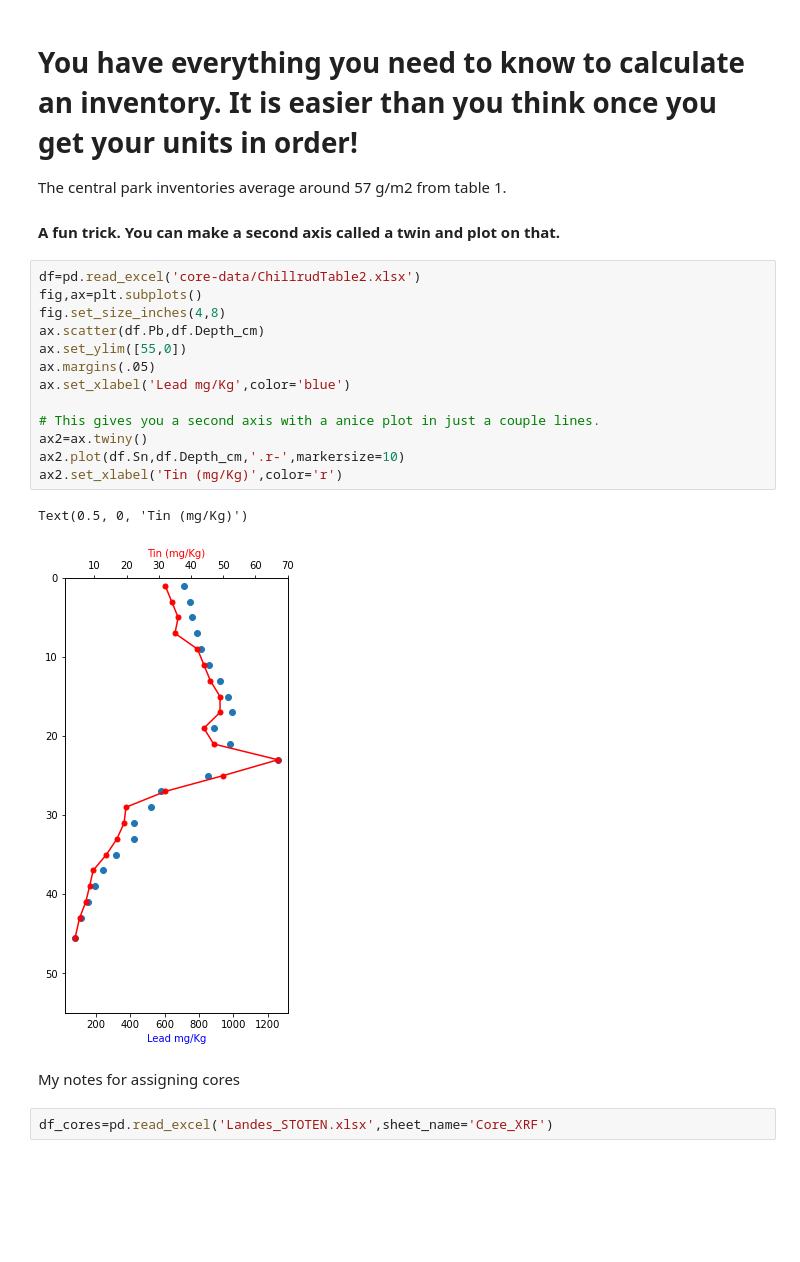
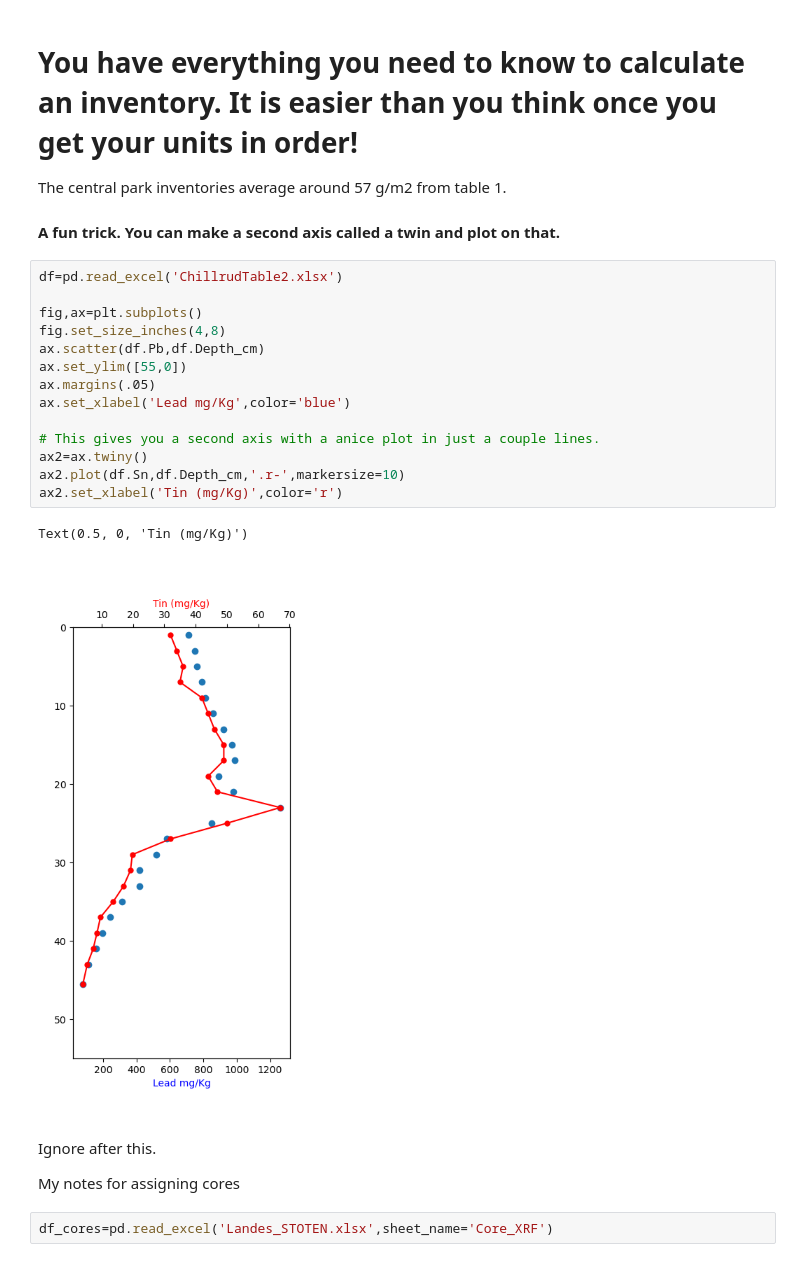
Before and after one commit to bmaillou/BigDataPython, a Jupyter notebook: core-data/plotcoredata_Landes_answer-Brooklyn-Inventory.ipynb, the cells around one changed output. Drawn from its saved outputs; the diff is of its cells as text; blank space fills up the shorter version.

```diff
--- a/core-data/plotcoredata_Landes_answer-Brooklyn-Inventory.ipynb
+++ b/core-data/plotcoredata_Landes_answer-Brooklyn-Inventory.ipynb
@@ -110,22 +142,25 @@ The central park inventories average around 57 g/m2 from table 1.
 
 #### A fun trick.  You can make a second axis called a twin and plot on that.
 # %%
-df=pd.read_excel('core-data/ChillrudTable2.xlsx')
+df=pd.read_excel('ChillrudTable2.xlsx')
+
 fig,ax=plt.subplots()
 fig.set_size_inches(4,8)
 ax.scatter(df.Pb,df.Depth_cm)
 ax.set_ylim([55,0])
 ax.margins(.05)
 ax.set_xlabel('Lead mg/Kg',color='blue')
 
 # This gives you a second axis with a anice plot in just a couple lines.
 ax2=ax.twiny()
 ax2.plot(df.Sn,df.Depth_cm,'.r-',markersize=10)
 ax2.set_xlabel('Tin (mg/Kg)',color='r')
 # %% [output]
 Text(0.5, 0, 'Tin (mg/Kg)')
-[figure, old version]
+[figure, new version]
 # %% [markdown]
+Ignore after this.
+
 My notes for assigning cores
 # %%
 df_cores=pd.read_excel('Landes_STOTEN.xlsx',sheet_name='Core_XRF')
```
Also changed, not shown: parts of 7 cells of this notebook, 3 other files.
